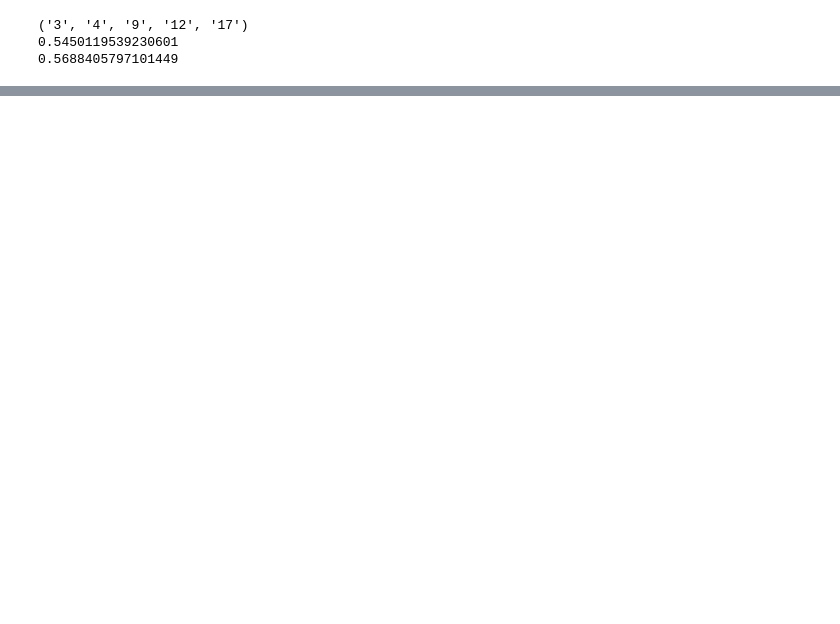
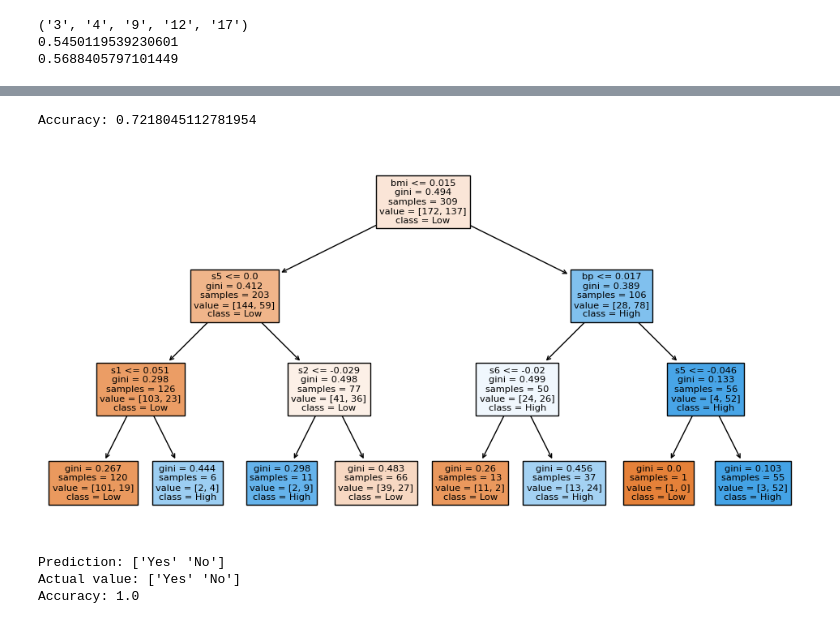
Before and after one commit to Seshmanuvarthi/ml-journey-2025, a Jupyter notebook: ml-internal-practise.ipynb, the cells around one changed output, grey strips where cells are left out. Drawn from its saved outputs; the diff is of its cells as text; code cells hidden in the pictures; blank space fills up the shorter version.

```diff
--- a/ml-internal-practise.ipynb
+++ b/ml-internal-practise.ipynb
@@ -821,0 +987,46 @@ plt.show()
+# %%
+from sklearn.datasets import load_diabetes
+import pandas as pd
+from sklearn.tree import DecisionTreeClassifier, plot_tree
+from sklearn.model_selection import train_test_split
+import matplotlib.pyplot as plt
+from sklearn import metrics
+
+data=load_diabetes()
+df = pd.DataFrame(data.data, columns=data.feature_names)
+df["target"] = data.target
+X=df.drop("target",axis=1)
+df['target_class']=(df['target']>df['target'].mean()).astype(int)
+y=df["target_class"]
+X_train, X_test, y_train, y_test = train_test_split(X, y, test_size=0.3, random_state=42)
+
+clf=DecisionTreeClassifier(max_depth=3,random_state=42)
+clf.fit(X_train,y_train)
+y_pred=clf.predict(X_test)
+print("Accuracy:",metrics.accuracy_score(y_test,y_pred))
+
+plt.figure(figsize=(12,6))
+plot_tree(clf, filled=True, feature_names=data.feature_names, class_names=["Low", "High"])
+plt.show()
+
+
+#Naive Bayes
+from sklearn.naive_bayes import GaussianNB
+from sklearn.model_selection import train_test_split
+data={"Age": [25, 45, 35, 50, 23, 40],
+    "Income": [50000, 100000, 75000, 120000, 40000, 90000],
+    "Loan_Status": ["Yes", "No", "Yes", "No", "Yes", "No"]}
+df=pd.DataFrame(data)
+X_train,X_test,y_train,y_test=train_test_split(df[['Age','Income']],df['Loan_Status'],test_size=0.3,random_state=42)
+model=GaussianNB()
+model.fit(X_train,y_train)
+pred=model.predict(X_test)
+print("Prediction:",pred)
+print("Actual value:",y_test.values)
+print("Accuracy:",model.score(X_test,y_test))
+# %% [output]
+Accuracy: 0.7218045112781954
+[figure, added]
+Prediction: ['Yes' 'No']
+Actual value: ['Yes' 'No']
+Accuracy: 1.0
```
Also changed, not shown: parts of 23 cells of this notebook.
